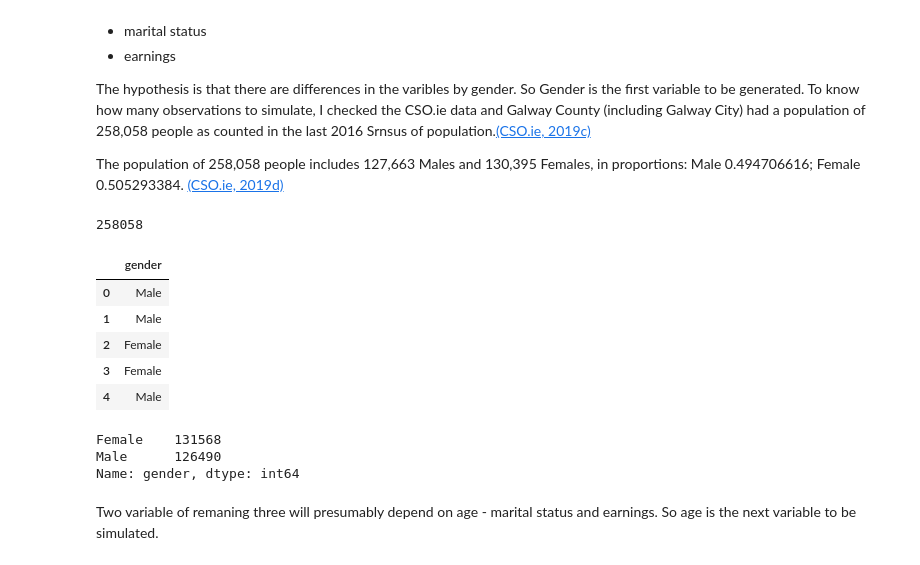
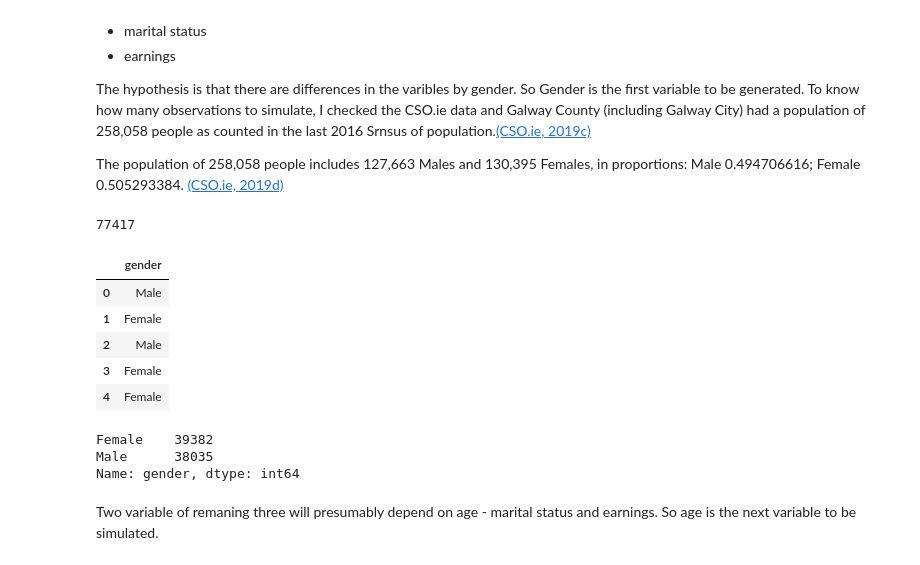
Before and after one commit to Vitalismirnov/ProgrammingDA_Project, a Jupyter notebook: ProgDA_Project_VSmirnovs.ipynb, the cells around one changed output. Cells and saved outputs as stored; diff of their text form; code cells hidden in the pictures.

```diff
--- a/ProgDA_Project_VSmirnovs.ipynb
+++ b/ProgDA_Project_VSmirnovs.ipynb
@@ -28,27 +28,27 @@ import seaborn as sn
 import numpy as np
 # %%
 # randomly choose male or female with probabilities 0.49 for male and 0.51 for female
-gender = np.random.choice(['Male','Female'],258058, p=[0.49,0.51], replace=True)
+gender = np.random.choice(['Male','Female'],77417, p=[0.49,0.51], replace=True)
 # how many values are generated?
 print(len(gender))
 # record values into the dataframe
 df = pd.DataFrame(data=gender, columns=['gender'])
 # view the head of dataframe
 df.head()
 # %% [output]
-258058
+77417
 |  | gender |
 | 0 | Male |
-| 1 | Male |
-| 2 | Female |
+| 1 | Female |
+| 2 | Male |
 | 3 | Female |
-| 4 | Male |
+| 4 | Female |
 # %%
 df2=df['gender'].value_counts()
 df2
 # %% [output]
-Female    131568
-Male      126490
+Female    39382
+Male      38035
 Name: gender, dtype: int64
 # %% [markdown]
 Two variable of remaning three will presumably depend on age - marital status and earnings. So age is the next variable to be simulated.
```
Also changed, not shown: parts of 10 cells of this notebook.
